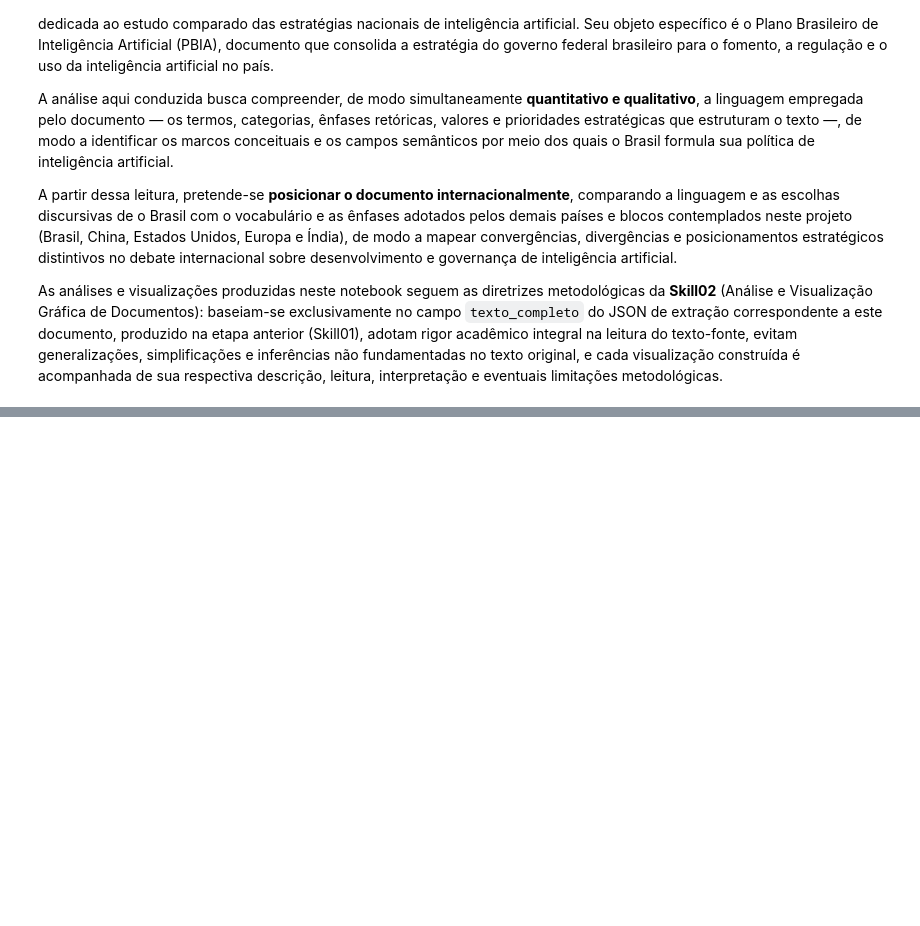
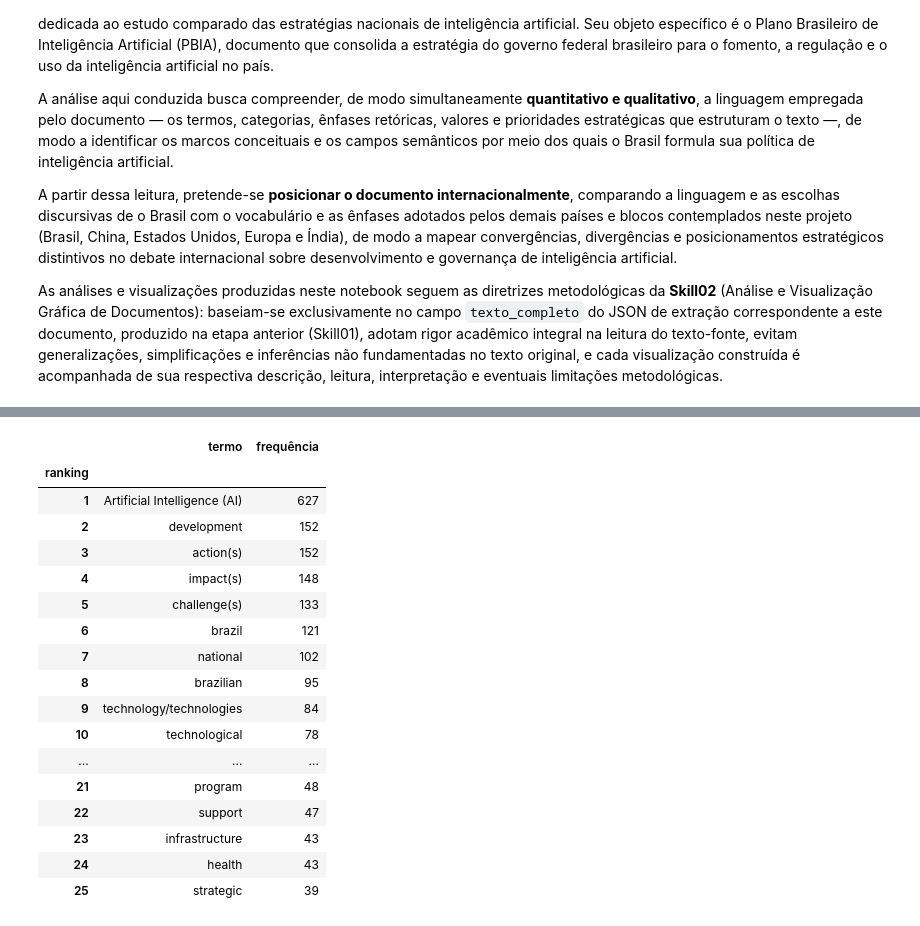
Before and after one commit to leonardomenezes10/Fundamentos, a Jupyter notebook: notebooks/Análise Documentos IA/Brasil/pbia.ipynb, the cells around one changed output, grey strips where cells are left out. Saved outputs shown, nothing was run; the diff lists cells and outputs as text; code cells hidden in the pictures; blank space fills up the shorter version.

```diff
--- a/notebooks/Análise Documentos IA/Brasil/pbia.ipynb
+++ b/notebooks/Análise Documentos IA/Brasil/pbia.ipynb
@@ -10,0 +19,20 @@ As análises e visualizações produzidas neste notebook seguem as diretrizes me
+# %%
+import json
+import re
+from collections import Counter
+
+import pandas as pd
+import matplotlib.pyplot as plt
+from matplotlib.patches import Patch
+
+with open("pbia.json", encoding="utf-8") as f:
+    pbia = json.load(f)
+
+# Protocolo de uso do JSON (Skill02): apenas estes três campos são utilizados nesta análise
+titulo = pbia["titulo"]
+pais_ou_bloco = pbia["pais_ou_bloco"]
+texto_completo = pbia["texto_completo"]
+
+print(f"Documento: {titulo}")
+print(f"País/bloco: {pais_ou_bloco}")
+print(f"Tamanho de texto_completo: {len(texto_completo):,} caracteres".replace(",", "."))
@@ -10,0 +173,27 @@ As análises e visualizações produzidas neste notebook seguem as diretrizes me
+# %%
+TOP_N = 25  # critério de corte declarado (Skill 02_Análise_Vocab_A, item 4)
+
+top25 = freq.most_common(TOP_N)
+df_top25 = pd.DataFrame(top25, columns=["termo", "frequência"])
+df_top25.index = range(1, len(df_top25) + 1)
+df_top25.index.name = "ranking"
+df_top25
+# %% [output]
+|  | termo | frequência |
+| ranking |  |  |
+| 1 | Artificial Intelligence (AI) | 627 |
+| 2 | development | 152 |
+| 3 | action(s) | 152 |
+| 4 | impact(s) | 148 |
+| 5 | challenge(s) | 133 |
+| 6 | brazil | 121 |
+| 7 | national | 102 |
+| 8 | brazilian | 95 |
+| 9 | technology/technologies | 84 |
+| 10 | technological | 78 |
+| ... | ... | ... |
+| 21 | program | 48 |
+| 22 | support | 47 |
+| 23 | infrastructure | 43 |
+| 24 | health | 43 |
+| 25 | strategic | 39 |
```
Also changed, not shown: parts of 6 cells of this notebook, 5 other files.
